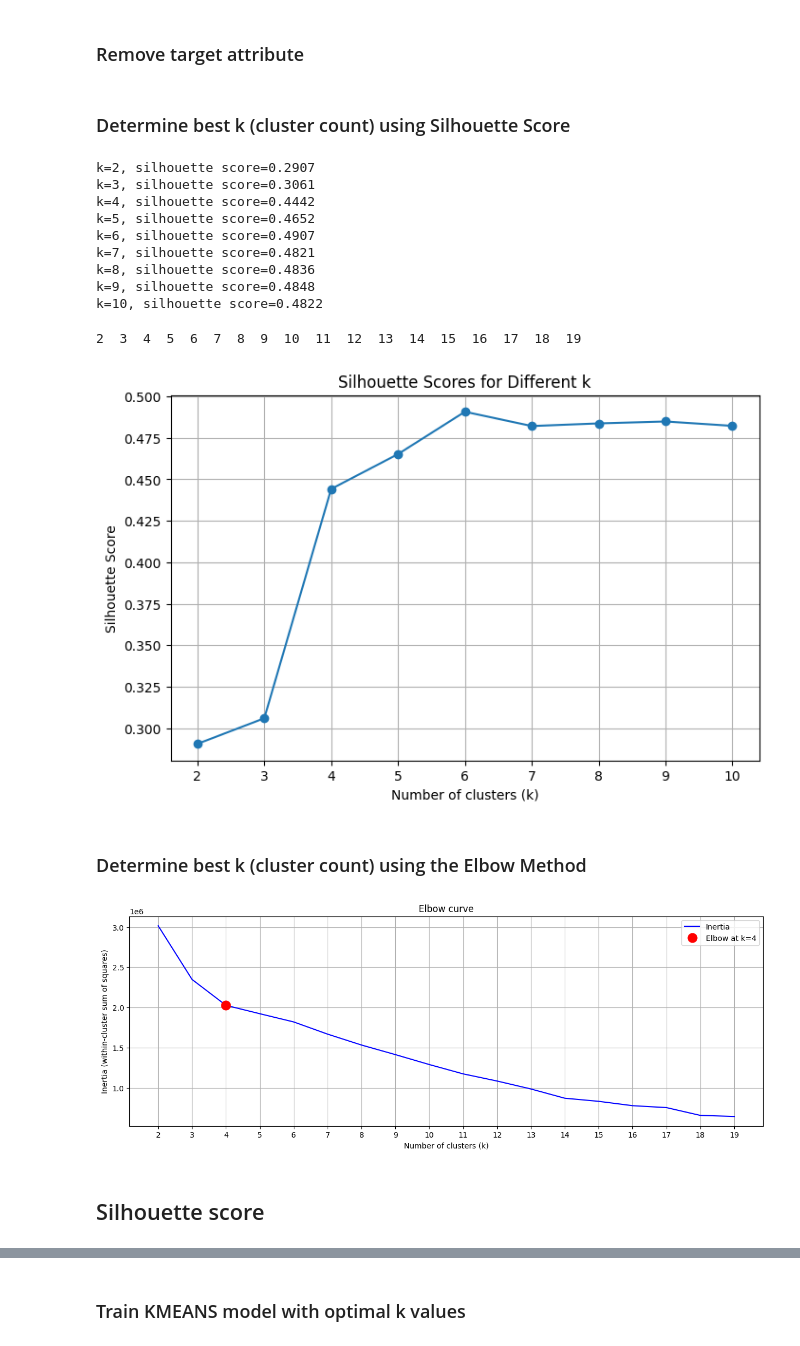
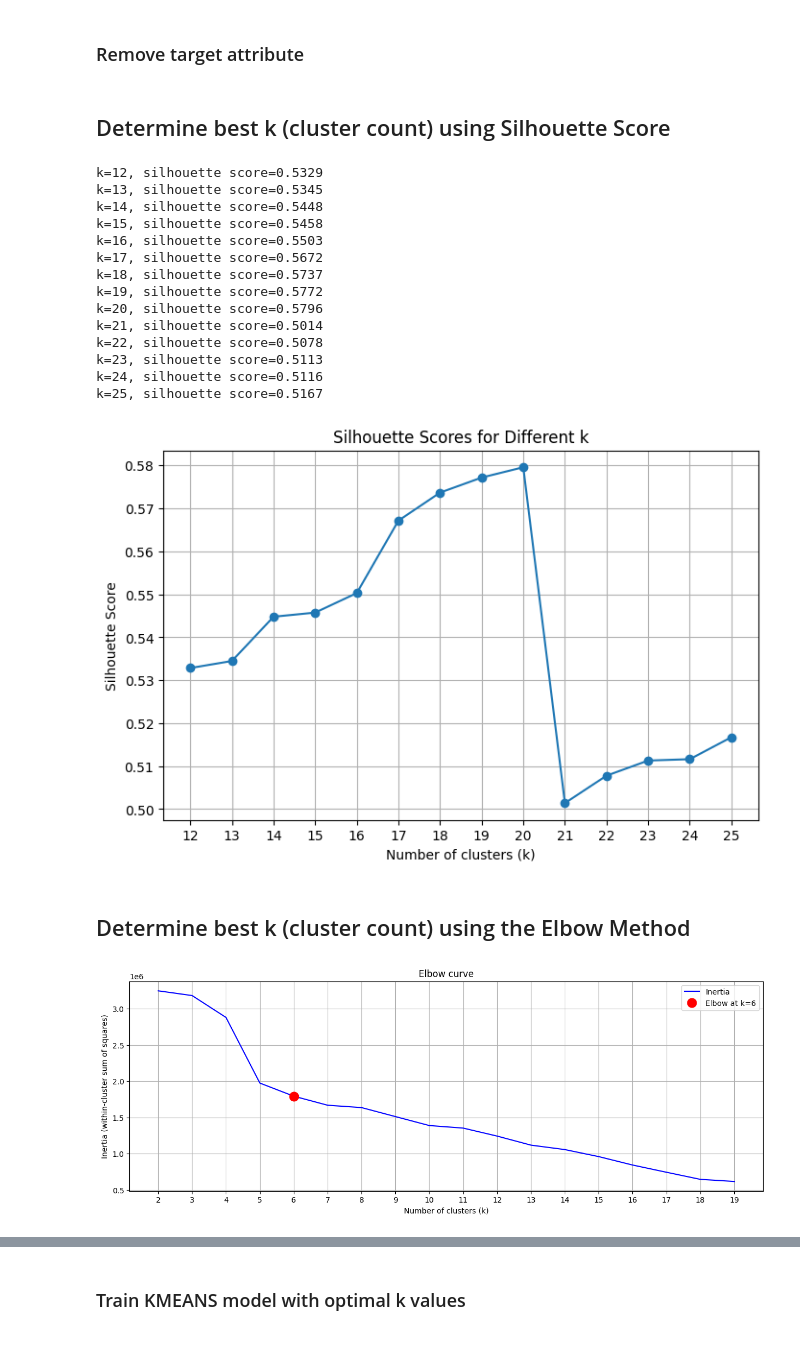
Before and after one commit to mjallen729/Anomaly-Detection-NetTraffic, a Jupyter notebook: models/kmeans.ipynb, the cells around one changed output, grey strips where cells are left out. Cells and saved outputs as stored; diff of their text form; code cells hidden in the pictures.

```diff
--- a/models/kmeans.ipynb
+++ b/models/kmeans.ipynb
@@ -8,7 +13,7 @@ import numpy as np
 # %% [markdown]
 ### Read in PCA train dataset
 # %%
-df = pd.read_csv('../data/PCA-nsl_kdd_train.csv')
-df.sample(5)
+df = pd.read_csv('../data/pca_kdd_train.csv')
+df.head()
 # %% [output]
 |  | pc01 | pc02 | pc03 | pc04 | pc05 | pc06 | pc07 | pc08 | pc09 | pc10 | pc11 | ... |
@@ -20,43 +25,48 @@ df.sample(5)
 # %% [markdown]
 ### Remove target attribute
 # %%
-X = df.drop(columns=['attack_type'], inplace=False)
+X = df.drop(columns=['attack_flag'])
 # %% [markdown]
-### Determine best k (cluster count) using Silhouette Score
+## Determine best k (cluster count) using Silhouette Score
 # %%
-# Calculate the Silhouette Scores
+# Calculate the Silhouette Scores (using sampling for speed)
 silhouette_scores = []
-for k in range(2, 11):
-    kmeans = KMeans(n_clusters=k, random_state=42)
-    labels = kmeans.fit_predict(X)
-    score = silhouette_score(X, labels)
-    silhouette_scores.append(score)  # store the score
-    print(f"k={k}, silhouette score={score:.4f}")
+k_range = range(12, 26)
+for k in k_range:
+  kmeans = KMeans(n_clusters=k, random_state=42)
+  labels = kmeans.fit_predict(X)
+  score = silhouette_score(X, labels, sample_size=30000, random_state=42)
+  silhouette_scores.append(score)  # store the score
+  print(f'k={k}, silhouette score={score:.4f}')
 # %% [output]
-k=2, silhouette score=0.2907
-k=3, silhouette score=0.3061
-k=4, silhouette score=0.4442
-k=5, silhouette score=0.4652
-k=6, silhouette score=0.4907
-k=7, silhouette score=0.4821
-k=8, silhouette score=0.4836
-k=9, silhouette score=0.4848
-k=10, silhouette score=0.4822
+k=12, silhouette score=0.5329
+k=13, silhouette score=0.5345
+k=14, silhouette score=0.5448
+k=15, silhouette score=0.5458
+k=16, silhouette score=0.5503
+k=17, silhouette score=0.5672
+k=18, silhouette score=0.5737
+k=19, silhouette score=0.5772
+k=20, silhouette score=0.5796
+k=21, silhouette score=0.5014
+k=22, silhouette score=0.5078
+k=23, silhouette score=0.5113
+k=24, silhouette score=0.5116
+k=25, silhouette score=0.5167
 # %%
 # Plot the Silhouette Scores
 plt.figure(figsize=(8, 5))
-plt.plot(range(2, 11), silhouette_scores, marker='o')
+plt.plot(k_range, silhouette_scores, marker='o')
 plt.xlabel('Number of clusters (k)')
 plt.ylabel('Silhouette Score')
 plt.title('Silhouette Scores for Different k')
-plt.xticks(range(2, 11))
+plt.xticks(k_range)
 plt.grid(True)
 plt.show()
 # %% [output]
-2  3  4  5  6  7  8  9  10  11  12  13  14  15  16  17  18  19
-[figure, old version]
+[figure, new version]
 # %% [markdown]
-### Determine best k (cluster count) using the Elbow Method
+## Determine best k (cluster count) using the Elbow Method
 # %%
 distorsions = []
 results = []
@@ -112,6 +122,4 @@ plt.xticks(range(2, 20))
 plt.legend()
 plt.show()
 # %% [output]
-[figure, old version]
+[figure, new version]
-# %% [markdown]
-## Silhouette score
```
Also changed, not shown: parts of 11 cells of this notebook.
